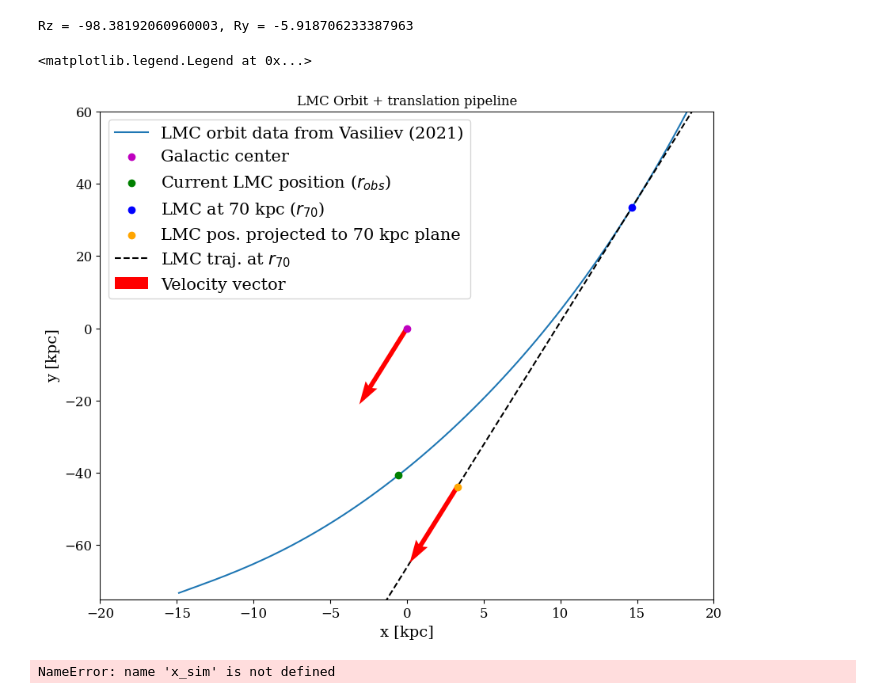
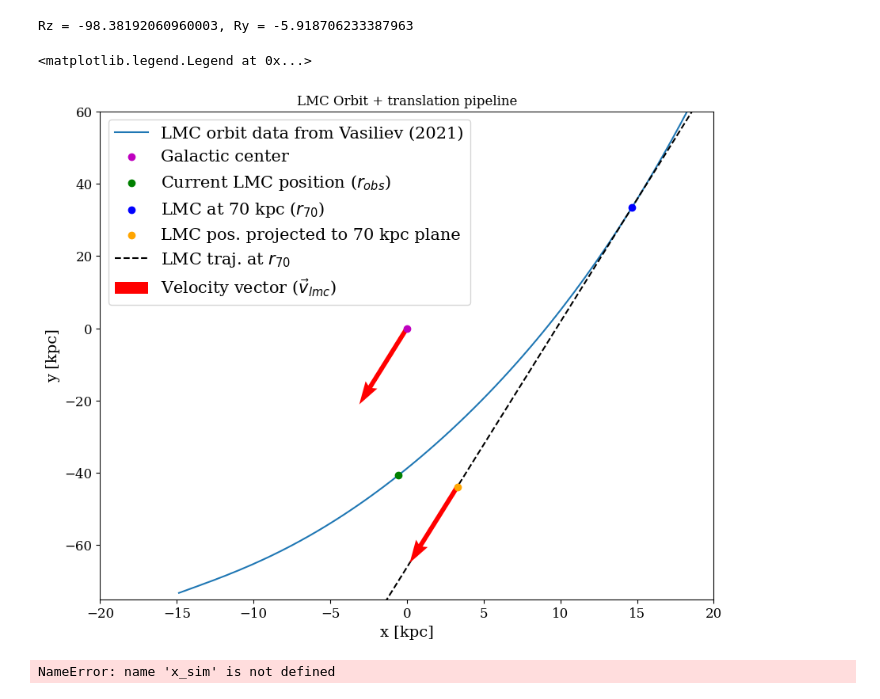
Before and after one commit to TheArchAstronomer/My_thesis, a Jupyter notebook: Rotations.ipynb, the cells around one changed output. Cells and saved outputs as stored; diff of their text form; code cells hidden in the pictures.

```diff
--- a/Rotations.ipynb
+++ b/Rotations.ipynb
@@ -502,35 +502,35 @@ plt.rc('font', family='serif')
 
 
 fig, ax = plt.subplots(figsize=(10,8))
 plt.plot(orbit['x'], orbit['y'], label='LMC orbit data from Vasiliev (2021)', zorder = 1)
 plt.scatter(0,0, color='m',label='Galactic center', zorder = 6)
 plt.scatter(origin[0], origin[1], color='g', label= r'Current LMC position ($r_{obs}$)', zorder = 4)
 plt.scatter(r70[0], r70[1], color='b', label= r'LMC at 70 kpc ($r_{70}$)', zorder = 5)
 plt.scatter(destination[0], destination[1], color='orange', label='LMC pos. projected to 70 kpc plane', zorder = 8)
 plt.plot(lineLMC[0]+r70[0], lineLMC[1]+r70[1], color='black', linestyle='dashed', label= r'LMC traj. at $r_{70}$', zorder = 2)
 plt.quiver(
     0, 0,
     Ux_lmc, Uy_lmc,
     angles='xy', scale_units='xy', scale=7,
-    pivot='tail', color='r', label='Velocity vector', zorder = 3
+    pivot='tail', color='r', label=r'Velocity vector ($\vec{v}_{lmc}$)', zorder = 3
 )
 
 plt.quiver(
     destination[0], destination[1],
     Ux_lmc, Uy_lmc,
     angles='xy', scale_units='xy', scale=7,
     pivot='tail', color='r', zorder = 7
 )
 ax.tick_params(axis='both', labelsize=12)
 plt.xlim(-20, 20)
 plt.ylim(-75, 60)
 plt.xlabel('x [kpc]', size=14)
 plt.ylabel('y [kpc]', size=14)
 plt.title('LMC Orbit + translation pipeline')
 plt.legend(prop={'size': 15})
 # %% [output]
 <matplotlib.legend.Legend at 0x...>
-[figure, old version]
+[figure, new version]
 # %%
 a = np.array([1, 0, 0])
 
```
Also changed, not shown: parts of 3 cells of this notebook.
